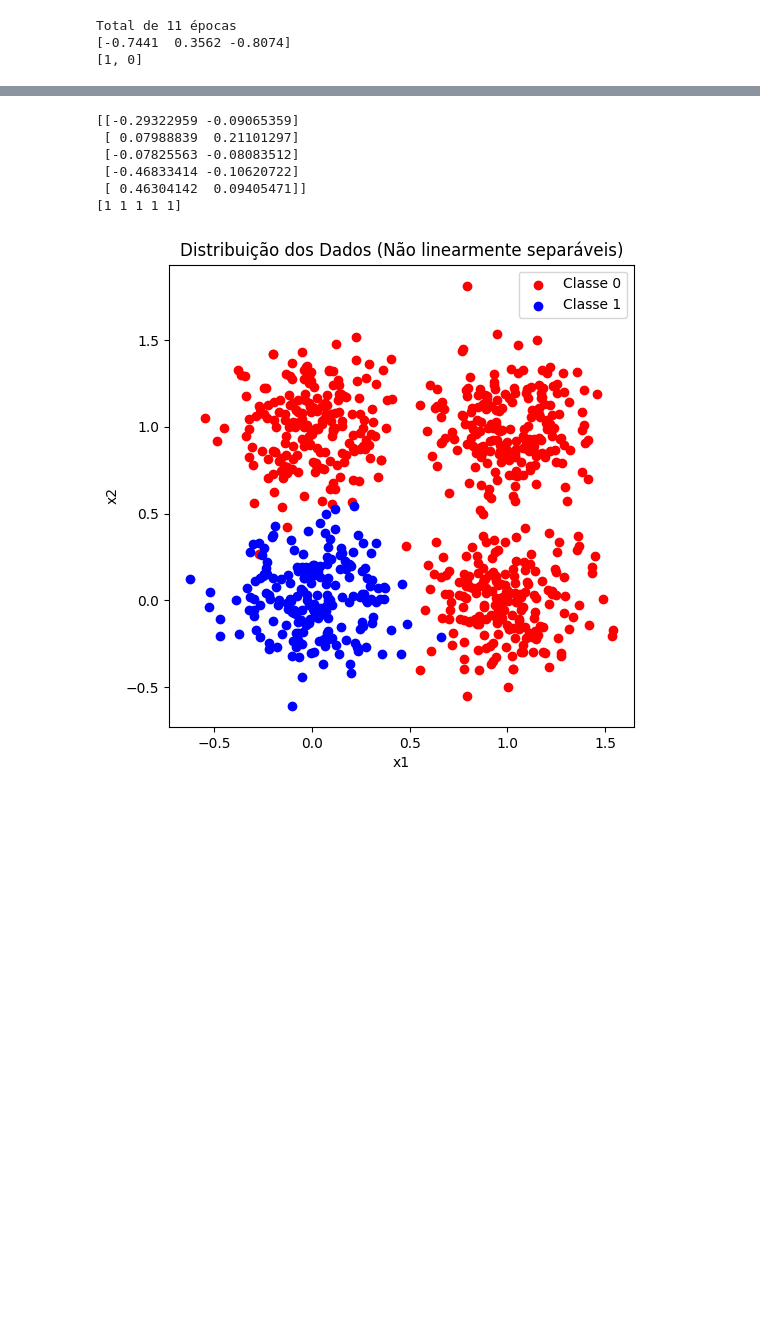
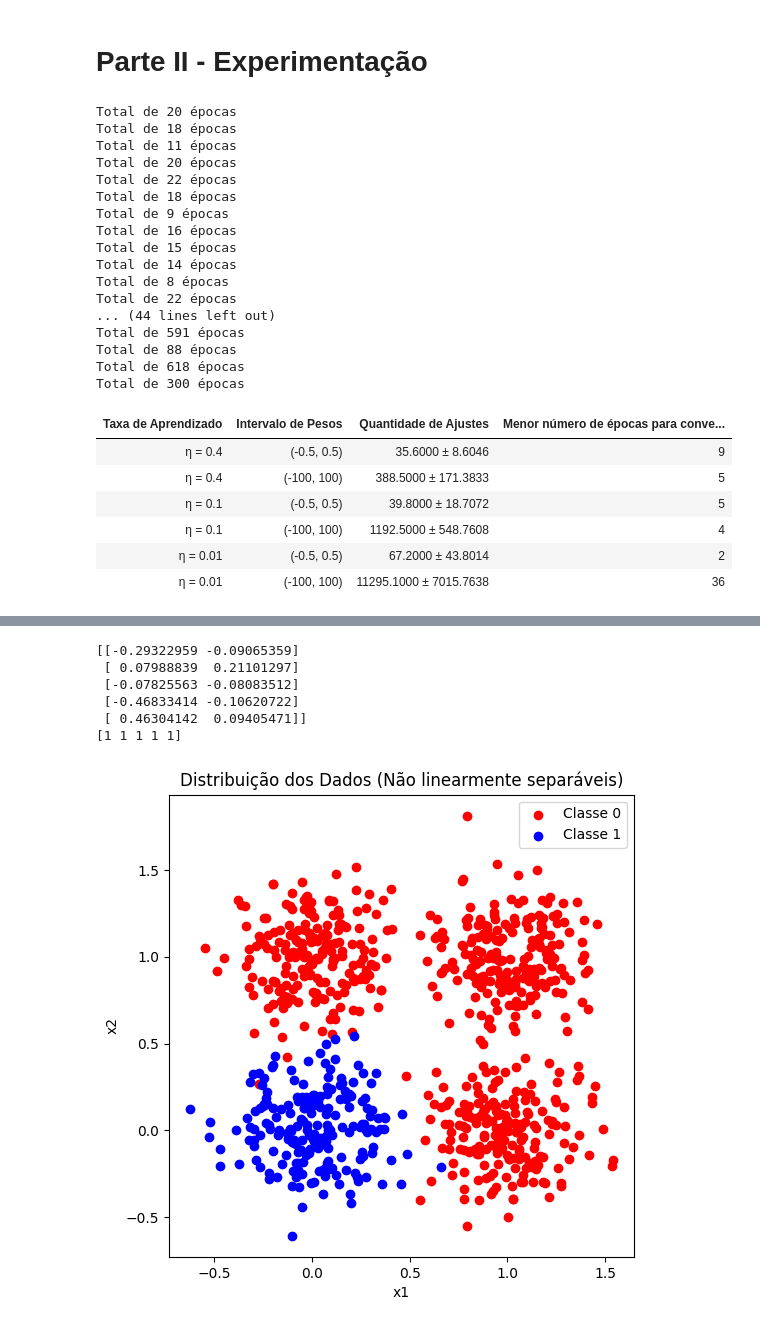
Before and after one commit to FelipeCodingSpace/RNA-PERCEPTRON-2.1, a Jupyter notebook: Rosenblatt's_Perceptron.ipynb, the cells around one changed output, grey strips where cells are left out. Cells and saved outputs as stored; diff of their text form; code cells hidden in the pictures; blank space fills up the shorter version.

```diff
--- a/Rosenblatt's_Perceptron.ipynb
+++ b/Rosenblatt's_Perceptron.ipynb
@@ -21,8 +24,8 @@ class Perceptron:
         self.total_adjustments = 0
 
     def _activation(self, x):
-        activation = np.sum(xi * w for xi, w in zip(x, self.w))
-        return (activation >= self.sp)
+        activation = np.sum(xi * w for xi, w in zip(x, self.w)) # soma cada elemento preditor com seu peso correspondente
+        return int(activation >= self.sp) # avalia se valor de ativação é maior que o parâmetro de step
 
     def _learn(self, x, y, pred):
         e = y - pred
@@ -64,12 +144,70 @@ class Perceptron:
+# %% [markdown]
+# Parte II - Experimentação
 # %%
-p = Perceptron(bias=-1)
-p.w = np.array([-0.5441, 0.5562, -0.4074]).transpose()
-X = [[2, 2], [4, 4]]
-y = [1, 0]
-p.fit(X, y, seed=1)
-print(p.w)
-print(p.predict(X))
+table = PrettyTable()
+table.field_names = ['Taxa de Aprendizado', 'Intervalo de Pesos',
+                     'Quantidade de Ajustes', 'Menor número de épocas para convergência']
+
+# Carregamento do dataset
+dataset = np.fromfile('data/data1.txt').reshape(-1, 3)
+X = dataset[:, :-1].tolist()
+y = dataset[:, -1].astype(int).tolist()
+
+# Parâmetros de variação
+learning_rates = [0.4, 0.1, 0.01]
+weights_intervals = [(-0.5, 0.5), (-100, 100)]
+
+# Repetições
+repetition = 10
+
+# Loop principal de teste
+for lr in learning_rates:
+    for interval in weights_intervals:
+
+        errors = []
+        epochs = []
+
+        for i in range(repetition):
+            p = Perceptron(learning_rate=lr, interval=interval)
+            p.fit(X, y)
+
+            errors.append(p.total_adjustments)
+            epochs.append(p.epochs)
+
+        mean = np.mean(errors)
+        std = np.std(errors)
+
+        table.add_row([
+            f'η = {lr}',
+            f'{interval}',
+            f'{mean:.4f} ± {std:.4f}',
+            np.min(epochs)
+        ])
+
+# Exibe a tabela
+display(table)
 # %% [output]
+Total de 20 épocas
+Total de 18 épocas
 Total de 11 épocas
-[-0.7441  0.3562 -0.8074]
-[1, 0]
+Total de 20 épocas
+Total de 22 épocas
+Total de 18 épocas
+Total de 9 épocas
+Total de 16 épocas
+Total de 15 épocas
+Total de 14 épocas
+Total de 8 épocas
+Total de 22 épocas
+... (44 lines left out)
+Total de 591 épocas
+Total de 88 épocas
+Total de 618 épocas
+Total de 300 épocas
+| Taxa de Aprendizado | Intervalo de Pesos | Quantidade de Ajustes | Menor número de épocas para conve... |
+| η = 0.4 | (-0.5, 0.5) | 35.6000 ± 8.6046 | 9 |
+| η = 0.4 | (-100, 100) | 388.5000 ± 171.3833 | 5 |
+| η = 0.1 | (-0.5, 0.5) | 39.8000 ± 18.7072 | 5 |
+| η = 0.1 | (-100, 100) | 1192.5000 ± 548.7608 | 4 |
+| η = 0.01 | (-0.5, 0.5) | 67.2000 ± 43.8014 | 2 |
+| η = 0.01 | (-100, 100) | 11295.1000 ± 7015.7638 | 36 |
```
Also changed, not shown: parts of 9 cells of this notebook.
